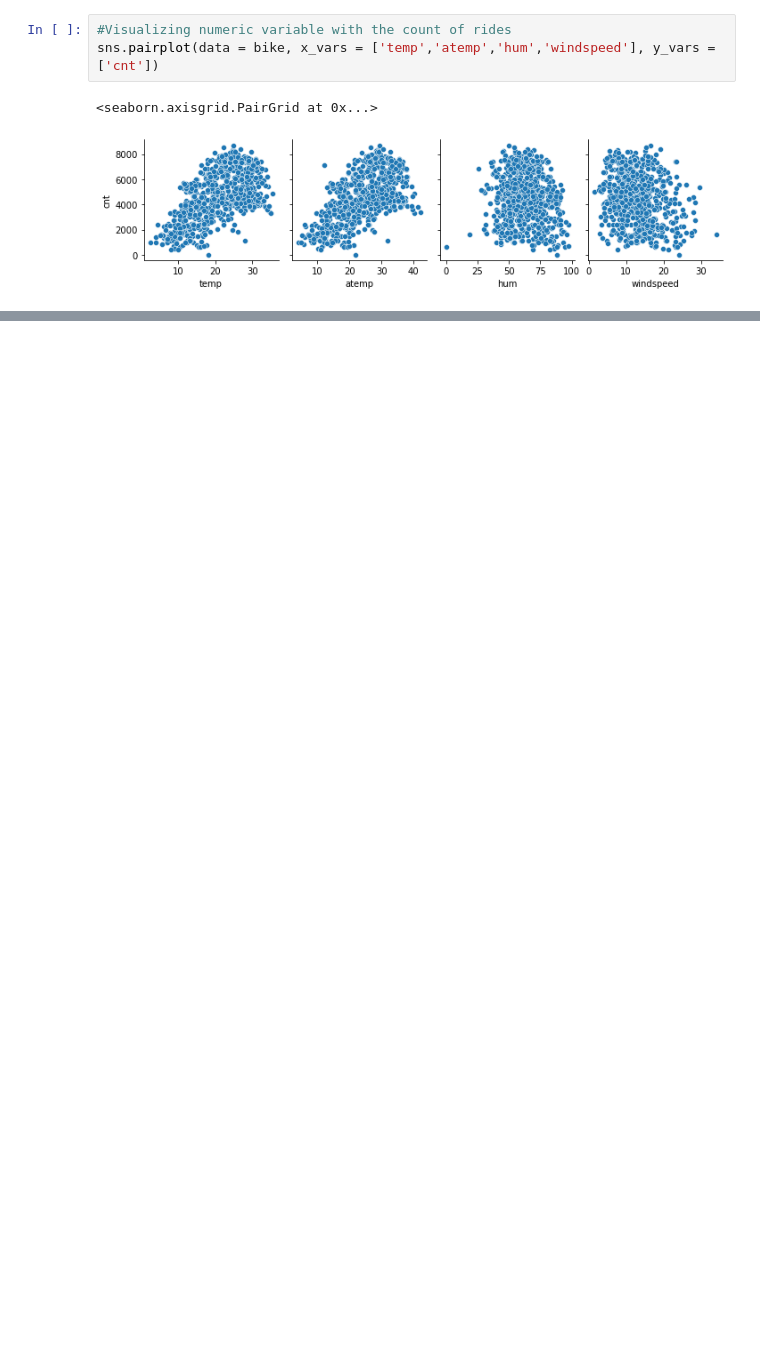
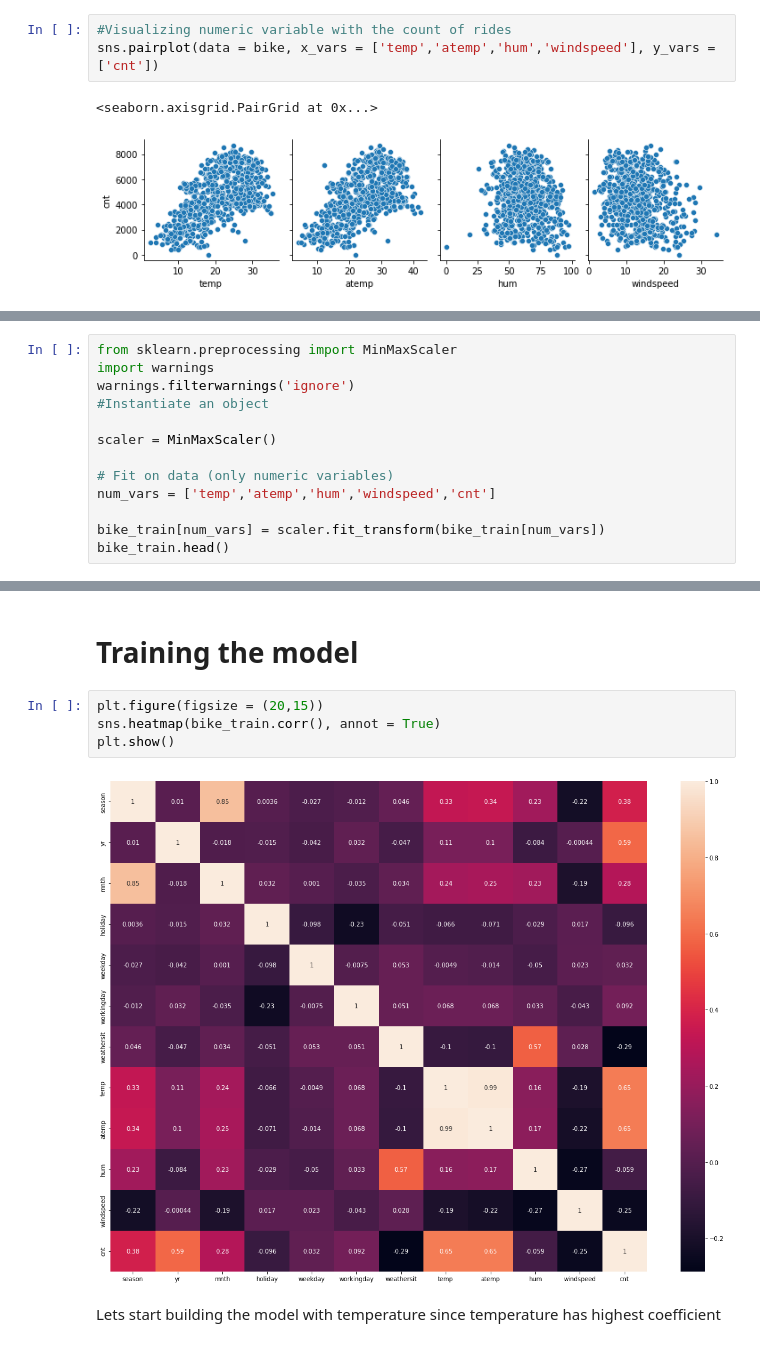
Before and after one commit to gautamjoshi1984/Bike_Sharing_MLR_Assignment, a Jupyter notebook: BikeSharing.ipynb, the cells around one changed output, grey strips where cells are left out. Drawn from its saved outputs; the diff is of its cells as text; blank space fills up the shorter version.

```diff
--- a/BikeSharing.ipynb
+++ b/BikeSharing.ipynb
@@ -175,0 +176,13 @@ Name: workingday, dtype: int64
+# %%
+from sklearn.preprocessing import MinMaxScaler
+import warnings
+warnings.filterwarnings('ignore')
+#Instantiate an object
+
+scaler = MinMaxScaler()
+
+# Fit on data (only numeric variables)
+num_vars = ['temp','atemp','hum','windspeed','cnt']
+
+bike_train[num_vars] = scaler.fit_transform(bike_train[num_vars])
+bike_train.head()
@@ -175,0 +196,10 @@ Name: workingday, dtype: int64
+# %% [markdown]
+# Training the model
+# %%
+plt.figure(figsize = (20,15))
+sns.heatmap(bike_train.corr(), annot = True)
+plt.show()
+# %% [output]
+[figure, added]
+# %% [markdown]
+Lets start building the model with temperature since temperature has highest coefficient
```
Also changed, not shown: parts of 31 cells of this notebook.
